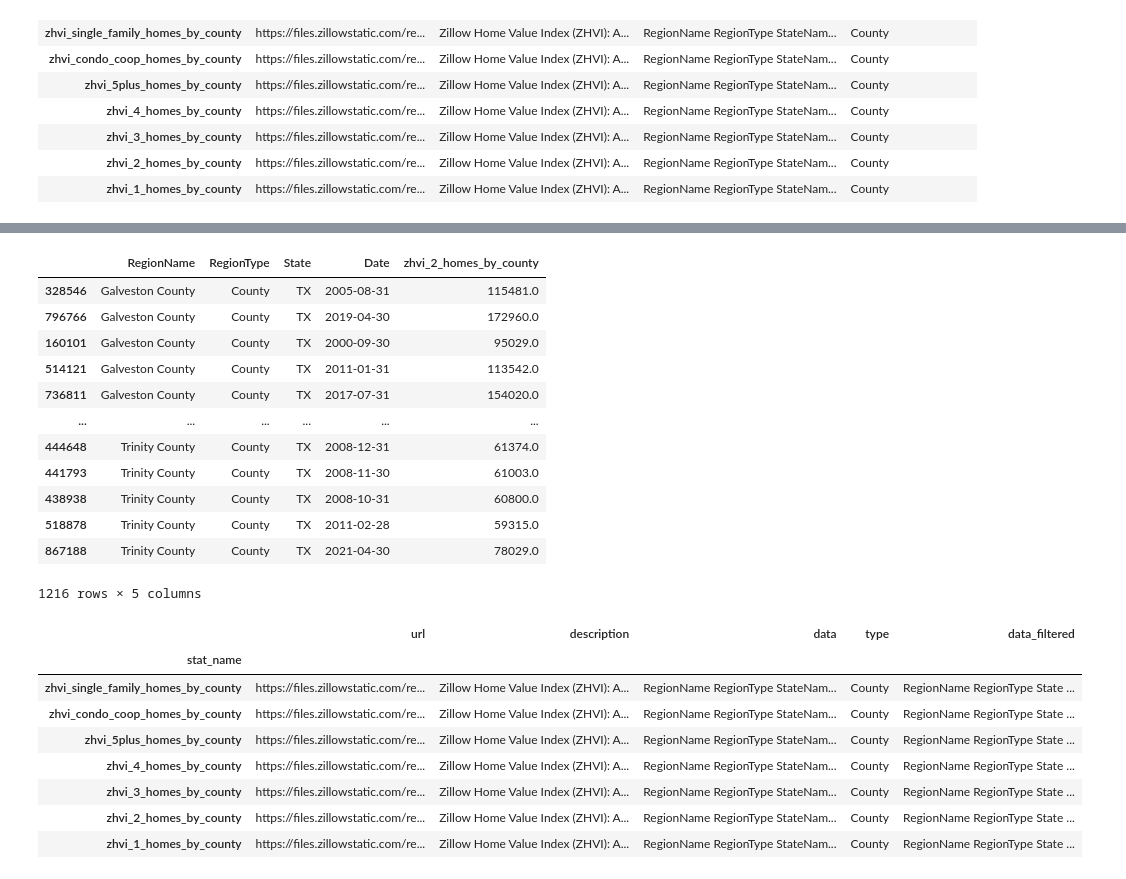
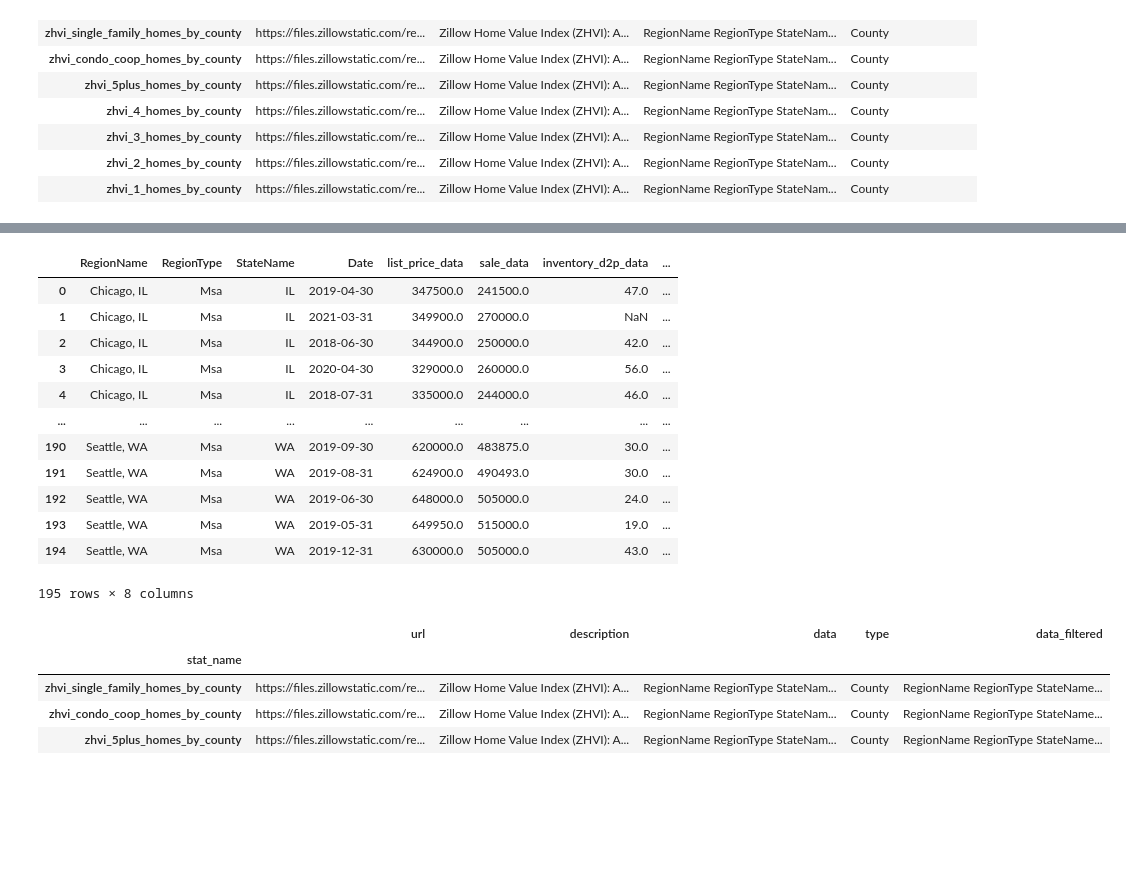
Before and after one commit to i-am-phoenix/Demo, a Jupyter notebook: zillow_data_cleaning_functions.ipynb, the cells around one changed output, grey strips where cells are left out. Drawn from its saved outputs; the diff is of its cells as text; code cells hidden in the pictures; blank space fills up the shorter version.

```diff
--- a/zillow_data_cleaning_functions.ipynb
+++ b/zillow_data_cleaning_functions.ipynb
@@ -224,6 +224,8 @@ zillow_df_by_county=pd.DataFrame(zillow_df[zillow_df['type']=='County'])
 # %%
 # Create subset data frames based on data type (city, zipcode, county etc)
 zillow_df_by_city=pd.DataFrame(zillow_df[zillow_df['type']=='City'])
+
+counter=0
 
 # Filter out chosen cities
 for i, row in zillow_df_by_city.iterrows():
@@ -232,6 +234,14 @@ for i, row in zillow_df_by_city.iterrows():
     city_filter = d['RegionName'].isin(chosen_cities)
     zillow_df_by_city.loc[row.name]['data_filtered']=d[city_filter].sort_values(by='RegionName')
 
-# zillow_df_by_city=zillow_df_by_city.set_index("stat_name")
-zillow_df_by_city.loc['list_price_data','data_filtered']
+    if counter<1 :
+        zillow_df_by_city_merged=zillow_df_by_city.loc[row.name]['data_filtered']
+        counter+=1
+    else :
+        zillow_df_by_city_merged=pd.merge(zillow_df_by_city_merged,
+                                          zillow_df_by_city.loc[row.name]['data_filtered'],
+                                          on=['RegionName','RegionType','StateName','Date'])
+
+
+zillow_df_by_city.head(3)
 # %% [output]
@@ -251,40 +260,45 @@ zillow_df_by_city.loc['list_price_data','data_filtered']
+# %%
+zillow_df_by_city_merged
+# %% [output]
+|  | RegionName | RegionType | StateName | Date | list_price_data | sale_data | inventory_d2p_data | ... |
+| 0 | Chicago, IL | Msa | IL | 2019-04-30 | 347500.0 | 241500.0 | 47.0 | ... |
+| 1 | Chicago, IL | Msa | IL | 2021-03-31 | 349900.0 | 270000.0 | NaN | ... |
+| 2 | Chicago, IL | Msa | IL | 2018-06-30 | 344900.0 | 250000.0 | 42.0 | ... |
+| 3 | Chicago, IL | Msa | IL | 2020-04-30 | 329000.0 | 260000.0 | 56.0 | ... |
+| 4 | Chicago, IL | Msa | IL | 2018-07-31 | 335000.0 | 244000.0 | 46.0 | ... |
+| ... | ... | ... | ... | ... | ... | ... | ... | ... |
+| 190 | Seattle, WA | Msa | WA | 2019-09-30 | 620000.0 | 483875.0 | 30.0 | ... |
+| 191 | Seattle, WA | Msa | WA | 2019-08-31 | 624900.0 | 490493.0 | 30.0 | ... |
+| 192 | Seattle, WA | Msa | WA | 2019-06-30 | 648000.0 | 505000.0 | 24.0 | ... |
+| 193 | Seattle, WA | Msa | WA | 2019-05-31 | 649950.0 | 515000.0 | 19.0 | ... |
+| 194 | Seattle, WA | Msa | WA | 2019-12-31 | 630000.0 | 505000.0 | 43.0 | ... |
+195 rows × 8 columns
 # %%
 # Create subset data frames based on data type (city, zipcode, county etc)
 zillow_df_by_county=pd.DataFrame(zillow_df[zillow_df['type']=='County'])
+
+counter=0
 
 # Filter out chosen counties
 for i, row in zillow_df_by_county.iterrows():
     d=row['data']
     d['Date']=d['Date'].astype('datetime64[ns]')
-    d=d.drop(['Metro', 'StateCodeFIPS', 'MunicipalCodeFIPS', 'StateName'],axis=1)
+    d=d.drop(['Metro', 'StateCodeFIPS', 'MunicipalCodeFIPS', 'State'],axis=1)
     county_filter = d['RegionName'].str.upper().isin(chosen_counties)
-    state_filter= d['State'].str.contains(state)
-    zillow_df_by_county.loc[row.name]['data_filtered']=d[(county_filter) & (state_filter)].sort_values(by='RegionName')
+    state_filter= d['StateName'].str.contains(state)
+    zillow_df_by_county.loc[row.name]['data_filtered']=d[(county_filter) & (state_filter)].sort_values(by='Date')
+    if counter<1 :
+        zillow_df_by_county_merged=zillow_df_by_county.loc[row.name]['data_filtered']
+        counter+=1
+    else :
+        zillow_df_by_county_merged=pd.merge(zillow_df_by_county_merged,
+                                          zillow_df_by_county.loc[row.name]['data_filtered'],
+                                          on=['RegionName','RegionType','StateName','Date'])
 
-zillow_df_by_county.loc['zhvi_2_homes_by_county']['data_filtered']
+zillow_df_by_county.head(3)
 # %% [output]
-|  | RegionName | RegionType | State | Date | zhvi_2_homes_by_county |
-| 328546 | Galveston County | County | TX | 2005-08-31 | 115481.0 |
-| 796766 | Galveston County | County | TX | 2019-04-30 | 172960.0 |
-| 160101 | Galveston County | County | TX | 2000-09-30 | 95029.0 |
-| 514121 | Galveston County | County | TX | 2011-01-31 | 113542.0 |
-| 736811 | Galveston County | County | TX | 2017-07-31 | 154020.0 |
-| ... | ... | ... | ... | ... | ... |
-| 444648 | Trinity County | County | TX | 2008-12-31 | 61374.0 |
-| 441793 | Trinity County | County | TX | 2008-11-30 | 61003.0 |
-| 438938 | Trinity County | County | TX | 2008-10-31 | 60800.0 |
-| 518878 | Trinity County | County | TX | 2011-02-28 | 59315.0 |
-| 867188 | Trinity County | County | TX | 2021-04-30 | 78029.0 |
+|  | url | description | data | type | data_filtered |
+| stat_name |  |  |  |  |  |
+| zhvi_single_family_homes_by_county | https://files.zillowstatic.com/re... | Zillow Home Value Index (ZHVI): A... | RegionName RegionType StateNam... | County | RegionName RegionType StateName... |
+| zhvi_condo_coop_homes_by_county | https://files.zillowstatic.com/re... | Zillow Home Value Index (ZHVI): A... | RegionName RegionType StateNam... | County | RegionName RegionType StateName... |
+| zhvi_5plus_homes_by_county | https://files.zillowstatic.com/re... | Zillow Home Value Index (ZHVI): A... | RegionName RegionType StateNam... | County | RegionName RegionType StateName... |
-1216 rows × 5 columns
-# %%
-zillow_df_by_county
-# %% [output]
-|  | url | description | data | type | data_filtered |
-| stat_name |  |  |  |  |  |
-| zhvi_single_family_homes_by_county | https://files.zillowstatic.com/re... | Zillow Home Value Index (ZHVI): A... | RegionName RegionType StateNam... | County | RegionName RegionType State ... |
-| zhvi_condo_coop_homes_by_county | https://files.zillowstatic.com/re... | Zillow Home Value Index (ZHVI): A... | RegionName RegionType StateNam... | County | RegionName RegionType State ... |
-| zhvi_5plus_homes_by_county | https://files.zillowstatic.com/re... | Zillow Home Value Index (ZHVI): A... | RegionName RegionType StateNam... | County | RegionName RegionType State ... |
-| zhvi_4_homes_by_county | https://files.zillowstatic.com/re... | Zillow Home Value Index (ZHVI): A... | RegionName RegionType StateNam... | County | RegionName RegionType State ... |
-| zhvi_3_homes_by_county | https://files.zillowstatic.com/re... | Zillow Home Value Index (ZHVI): A... | RegionName RegionType StateNam... | County | RegionName RegionType State ... |
-| zhvi_2_homes_by_county | https://files.zillowstatic.com/re... | Zillow Home Value Index (ZHVI): A... | RegionName RegionType StateNam... | County | RegionName RegionType State ... |
-| zhvi_1_homes_by_county | https://files.zillowstatic.com/re... | Zillow Home Value Index (ZHVI): A... | RegionName RegionType StateNam... | County | RegionName RegionType State ... |
```
Also changed, not shown: parts of 9 cells of this notebook.
